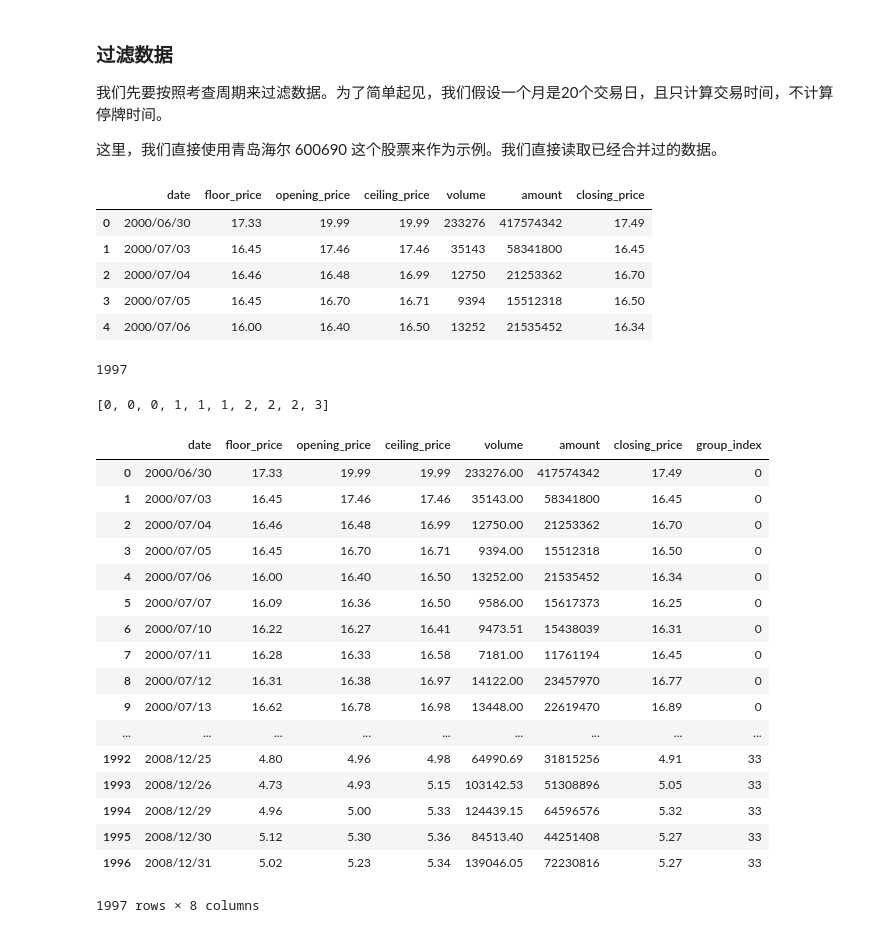
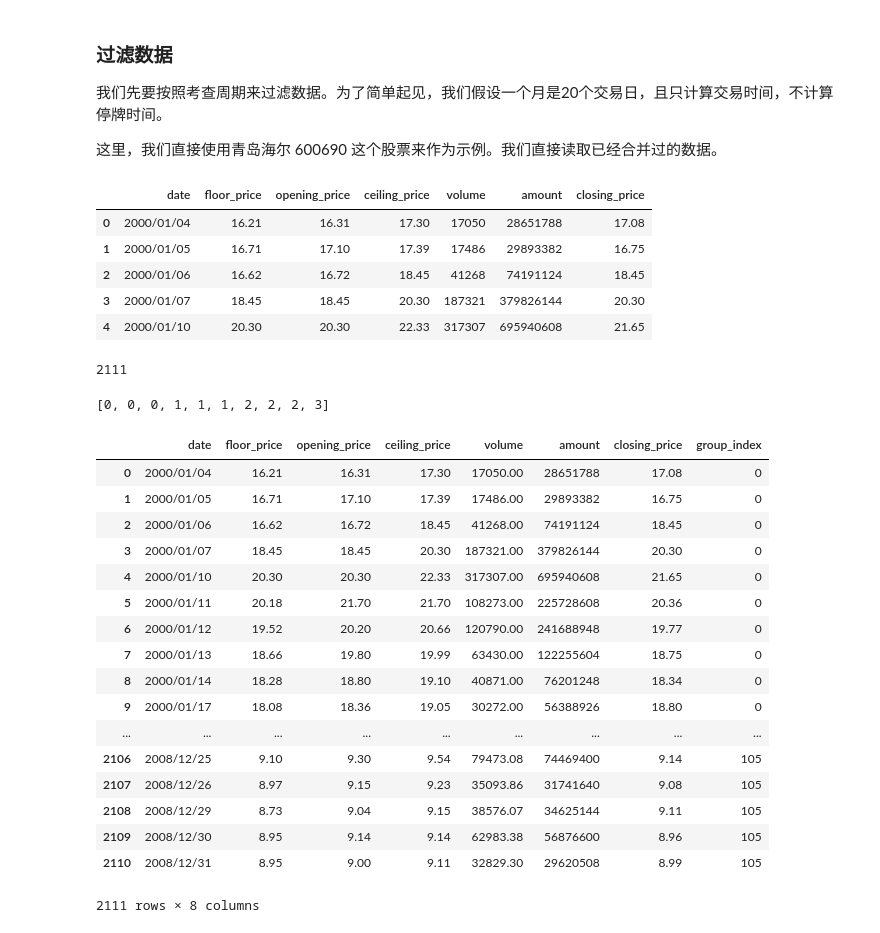
Before and after one commit to kamidox/stock-data, a Jupyter notebook: stock.ipynb, the cells around one changed output. Cells and saved outputs as stored; diff of their text form; code cells hidden in the pictures.

Commit message:
deal with ugly data

```diff
--- a/stock.ipynb
+++ b/stock.ipynb
@@ -59,19 +62,19 @@ day.head()
 
 这里，我们直接使用青岛海尔 600690 这个股票来作为示例。我们直接读取已经合并过的数据。
 # %%
-qdhr = pd.read_csv('data/SH600300.csv')
+qdhr = pd.read_csv('data/SH600690.csv')
 qdhr.head()
 # %% [output]
 |  | date | floor_price | opening_price | ceiling_price | volume | amount | closing_price |
-| 0 | 2000/06/30 | 17.33 | 19.99 | 19.99 | 233276 | 417574342 | 17.49 |
-| 1 | 2000/07/03 | 16.45 | 17.46 | 17.46 | 35143 | 58341800 | 16.45 |
-| 2 | 2000/07/04 | 16.46 | 16.48 | 16.99 | 12750 | 21253362 | 16.70 |
-| 3 | 2000/07/05 | 16.45 | 16.70 | 16.71 | 9394 | 15512318 | 16.50 |
-| 4 | 2000/07/06 | 16.00 | 16.40 | 16.50 | 13252 | 21535452 | 16.34 |
+| 0 | 2000/01/04 | 16.21 | 16.31 | 17.30 | 17050 | 28651788 | 17.08 |
+| 1 | 2000/01/05 | 16.71 | 17.10 | 17.39 | 17486 | 29893382 | 16.75 |
+| 2 | 2000/01/06 | 16.62 | 16.72 | 18.45 | 41268 | 74191124 | 18.45 |
+| 3 | 2000/01/07 | 18.45 | 18.45 | 20.30 | 187321 | 379826144 | 20.30 |
+| 4 | 2000/01/10 | 20.30 | 20.30 | 22.33 | 317307 | 695940608 | 21.65 |
 # %%
 len(qdhr)
 # %% [output]
-1997
+2111
 # %%
 import numpy as np
 
@@ -93,31 +96,31 @@ gen_item_group_index(10, 3)
 # %% [output]
 [0, 0, 0, 1, 1, 1, 2, 2, 2, 3]
 # %%
-group_len = 60
+group_len = 20
 
 group_index = gen_item_group_index(len(qdhr), group_len)
 # 把分组索引数据添加到股票数据里
 qdhr['group_index'] = group_index
 qdhr
 # %% [output]
 |  | date | floor_price | opening_price | ceiling_price | volume | amount | closing_price | group_index |
-| 0 | 2000/06/30 | 17.33 | 19.99 | 19.99 | 233276.00 | 417574342 | 17.49 | 0 |
-| 1 | 2000/07/03 | 16.45 | 17.46 | 17.46 | 35143.00 | 58341800 | 16.45 | 0 |
-| 2 | 2000/07/04 | 16.46 | 16.48 | 16.99 | 12750.00 | 21253362 | 16.70 | 0 |
-| 3 | 2000/07/05 | 16.45 | 16.70 | 16.71 | 9394.00 | 15512318 | 16.50 | 0 |
-| 4 | 2000/07/06 | 16.00 | 16.40 | 16.50 | 13252.00 | 21535452 | 16.34 | 0 |
-| 5 | 2000/07/07 | 16.09 | 16.36 | 16.50 | 9586.00 | 15617373 | 16.25 | 0 |
-| 6 | 2000/07/10 | 16.22 | 16.27 | 16.41 | 9473.51 | 15438039 | 16.31 | 0 |
-| 7 | 2000/07/11 | 16.28 | 16.33 | 16.58 | 7181.00 | 11761194 | 16.45 | 0 |
-| 8 | 2000/07/12 | 16.31 | 16.38 | 16.97 | 14122.00 | 23457970 | 16.77 | 0 |
-| 9 | 2000/07/13 | 16.62 | 16.78 | 16.98 | 13448.00 | 22619470 | 16.89 | 0 |
+| 0 | 2000/01/04 | 16.21 | 16.31 | 17.30 | 17050.00 | 28651788 | 17.08 | 0 |
+| 1 | 2000/01/05 | 16.71 | 17.10 | 17.39 | 17486.00 | 29893382 | 16.75 | 0 |
+| 2 | 2000/01/06 | 16.62 | 16.72 | 18.45 | 41268.00 | 74191124 | 18.45 | 0 |
+| 3 | 2000/01/07 | 18.45 | 18.45 | 20.30 | 187321.00 | 379826144 | 20.30 | 0 |
+| 4 | 2000/01/10 | 20.30 | 20.30 | 22.33 | 317307.00 | 695940608 | 21.65 | 0 |
+| 5 | 2000/01/11 | 20.18 | 21.70 | 21.70 | 108273.00 | 225728608 | 20.36 | 0 |
+| 6 | 2000/01/12 | 19.52 | 20.20 | 20.66 | 120790.00 | 241688948 | 19.77 | 0 |
+| 7 | 2000/01/13 | 18.66 | 19.80 | 19.99 | 63430.00 | 122255604 | 18.75 | 0 |
+| 8 | 2000/01/14 | 18.28 | 18.80 | 19.10 | 40871.00 | 76201248 | 18.34 | 0 |
+| 9 | 2000/01/17 | 18.08 | 18.36 | 19.05 | 30272.00 | 56388926 | 18.80 | 0 |
 | ... | ... | ... | ... | ... | ... | ... | ... | ... |
-| 1992 | 2008/12/25 | 4.80 | 4.96 | 4.98 | 64990.69 | 31815256 | 4.91 | 33 |
-| 1993 | 2008/12/26 | 4.73 | 4.93 | 5.15 | 103142.53 | 51308896 | 5.05 | 33 |
-| 1994 | 2008/12/29 | 4.96 | 5.00 | 5.33 | 124439.15 | 64596576 | 5.32 | 33 |
-| 1995 | 2008/12/30 | 5.12 | 5.30 | 5.36 | 84513.40 | 44251408 | 5.27 | 33 |
-| 1996 | 2008/12/31 | 5.02 | 5.23 | 5.34 | 139046.05 | 72230816 | 5.27 | 33 |
+| 2106 | 2008/12/25 | 9.10 | 9.30 | 9.54 | 79473.08 | 74469400 | 9.14 | 105 |
+| 2107 | 2008/12/26 | 8.97 | 9.15 | 9.23 | 35093.86 | 31741640 | 9.08 | 105 |
+| 2108 | 2008/12/29 | 8.73 | 9.04 | 9.15 | 38576.07 | 34625144 | 9.11 | 105 |
+| 2109 | 2008/12/30 | 8.95 | 9.14 | 9.14 | 62983.38 | 56876600 | 8.96 | 105 |
+| 2110 | 2008/12/31 | 8.95 | 9.00 | 9.11 | 32829.30 | 29620508 | 8.99 | 105 |
-1997 rows × 8 columns
+2111 rows × 8 columns
 # %%
 # 根据索引分组计算
 qdhr_group = qdhr.groupby('group_index').agg({'date': 'first', 'volume': 'sum', 'floor_price': 'min', 'ceiling_price': 'max'})
```
Also changed, not shown: parts of 26 cells of this notebook, 3 other files.
